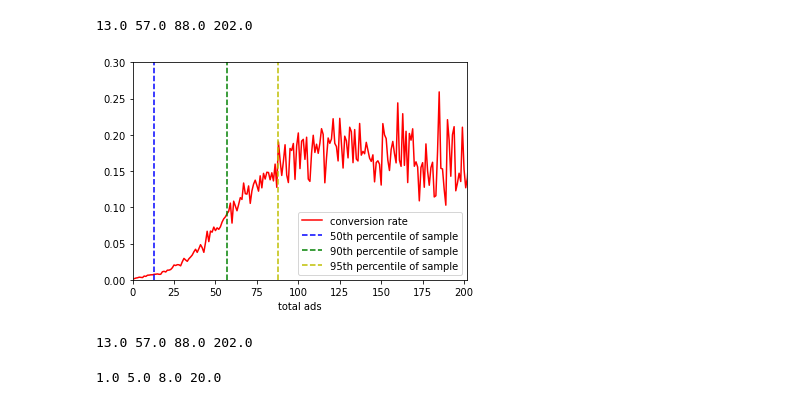
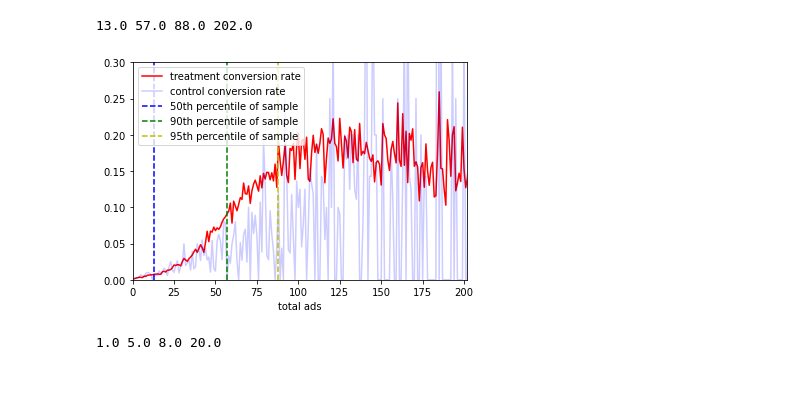
Before and after one commit to jchobanian/marketing-A-B-testing, a Jupyter notebook: marketing_AB_polish.ipynb, the cells around one changed output. Cells and saved outputs as stored; diff of their text form; code cells hidden in the pictures.

```diff
--- a/marketing_AB_polish.ipynb
+++ b/marketing_AB_polish.ipynb
@@ -463,27 +459,22 @@ print(p_50_raw,p_90_raw,p_95_raw,p_99_raw)
 # %% [output]
 13.0 57.0 88.0 202.0
 # %%
+#graph average conversion rate as a function of number of ads seen
 num_ads_effect = data[data['test group']==1].groupby('total ads')['converted'].mean()
-# num_psa_effect = data[data['test group']==0].groupby('total ads')['converted'].mean()
-num_ads_effect.plot(c='red', label = 'conversion rate')
-# num_psa_effect.plot(c='blue')
+num_psa_effect = data[data['test group']==0].groupby('total ads')['converted'].mean()
+num_ads_effect.plot(c='red', label = 'treatment conversion rate',)
+num_psa_effect.plot(c='blue', alpha = 0.2, label = 'control conversion rate')
 
+# add guidelines for sample percentiles
 plt.axvline(x = p_50_raw, color = 'b',linestyle = 'dashed', label = '50th percentile of sample')
 plt.axvline(x = p_90_raw, color = 'g',linestyle = 'dashed', label = '90th percentile of sample')
 plt.axvline(x = p_95_raw, color = 'y',linestyle = 'dashed', label = '95th percentile of sample')
 
+# format graph
 plt.legend()
 plt.xlim(0,202)
 plt.ylim(0,.3)
 plt.show()
 # %% [output]
-[figure, old version]
+[figure, new version]
-# %%
-p_50_raw = np.percentile(data['total ads'],50)
-p_90_raw = np.percentile(data['total ads'],90)
-p_95_raw = np.percentile(data['total ads'],95)
-p_99_raw = np.percentile(data['total ads'],99)
-print(p_50_raw,p_90_raw,p_95_raw,p_99_raw)
-# %% [output]
-13.0 57.0 88.0 202.0
 # %%
```
Also changed, not shown: parts of 31 cells of this notebook.
